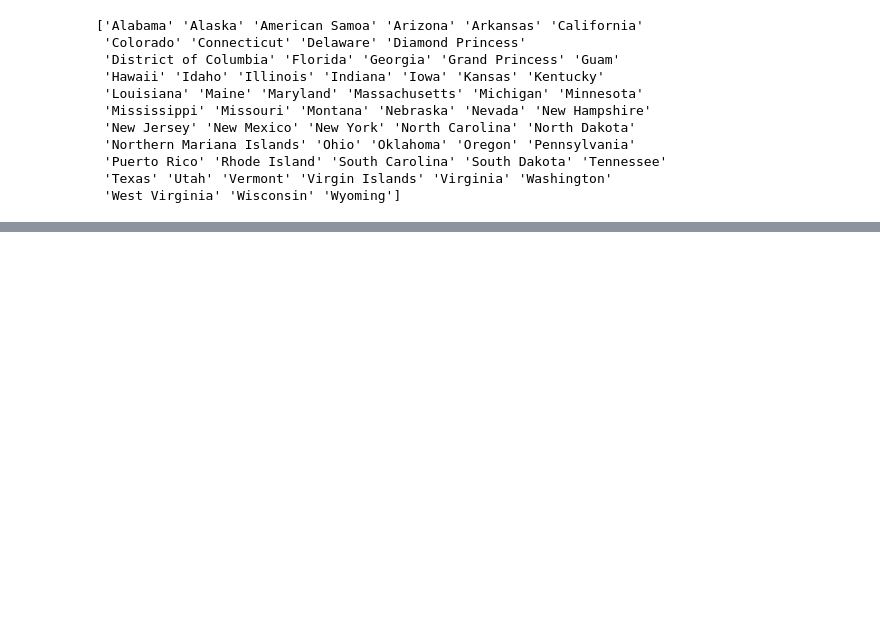
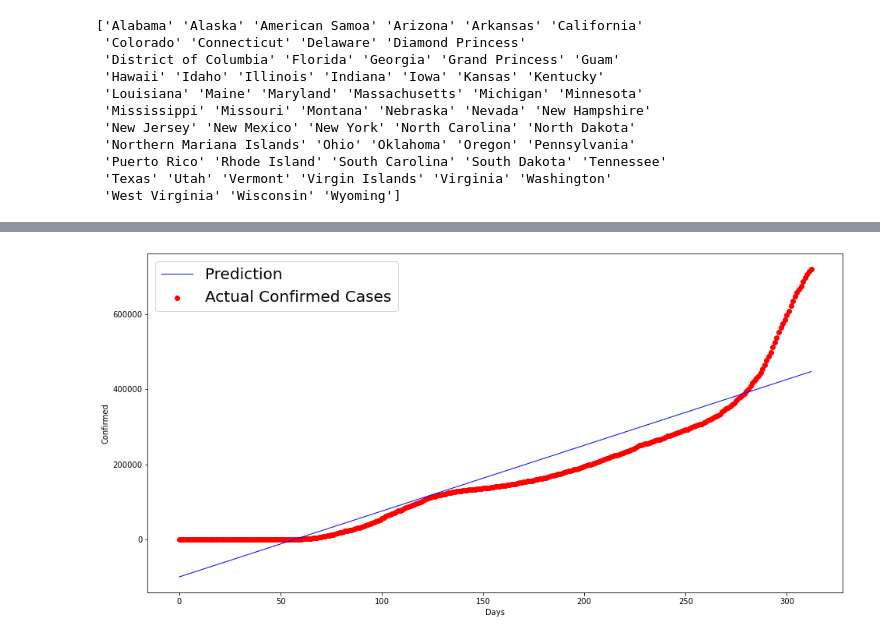
Before and after one commit to tanmaysarin/CS418-FinalProject-COVIDAnalysis, a Jupyter notebook: States.ipynb, the cells around one changed output, grey strips where cells are left out. Saved outputs shown, nothing was run; the diff lists cells and outputs as text; code cells hidden in the pictures; blank space fills up the shorter version.

```diff
--- a/States.ipynb
+++ b/States.ipynb
@@ -309,0 +258,6 @@ array=[171416   2564 325737  77001   7121 384652 170238  11533  26806      4
+# %%
+Ill = Ill.reset_index()
+Ill['Days'] = Ill.index
+
+# Ill['day'] = Ill['Date'].dt.day
+Ill
@@ -309,0 +278,31 @@ array=[171416   2564 325737  77001   7121 384652 170238  11533  26806      4
+# %%
+import matplotlib.pyplot as plt
+
+
+X = Ill['Days'].values.reshape(-1,1)
+y = Ill['Confirmed'].values.reshape(-1,1)
+
+reg = LinearRegression()
+reg.fit(X, y)
+p = reg.predict(X)
+plt.figure(figsize=(16, 8))
+plt.scatter(
+    X,
+    y,
+    c='red'
+)
+plt.plot(
+    X,
+    p,
+    c='blue',
+    linewidth=1
+)
+
+# plt.xticks(np.arange(Ill.shape[0])[::20], Ill.Date[1::20], rotation=35)
+
+plt.legend(['Prediction', 'Actual Confirmed Cases'], prop={'size': 20})
+plt.xlabel("Days")
+plt.ylabel("Confirmed")
+plt.show()
+# %% [output]
+[figure, added]
```
Also changed, not shown: parts of 5 cells of this notebook.
